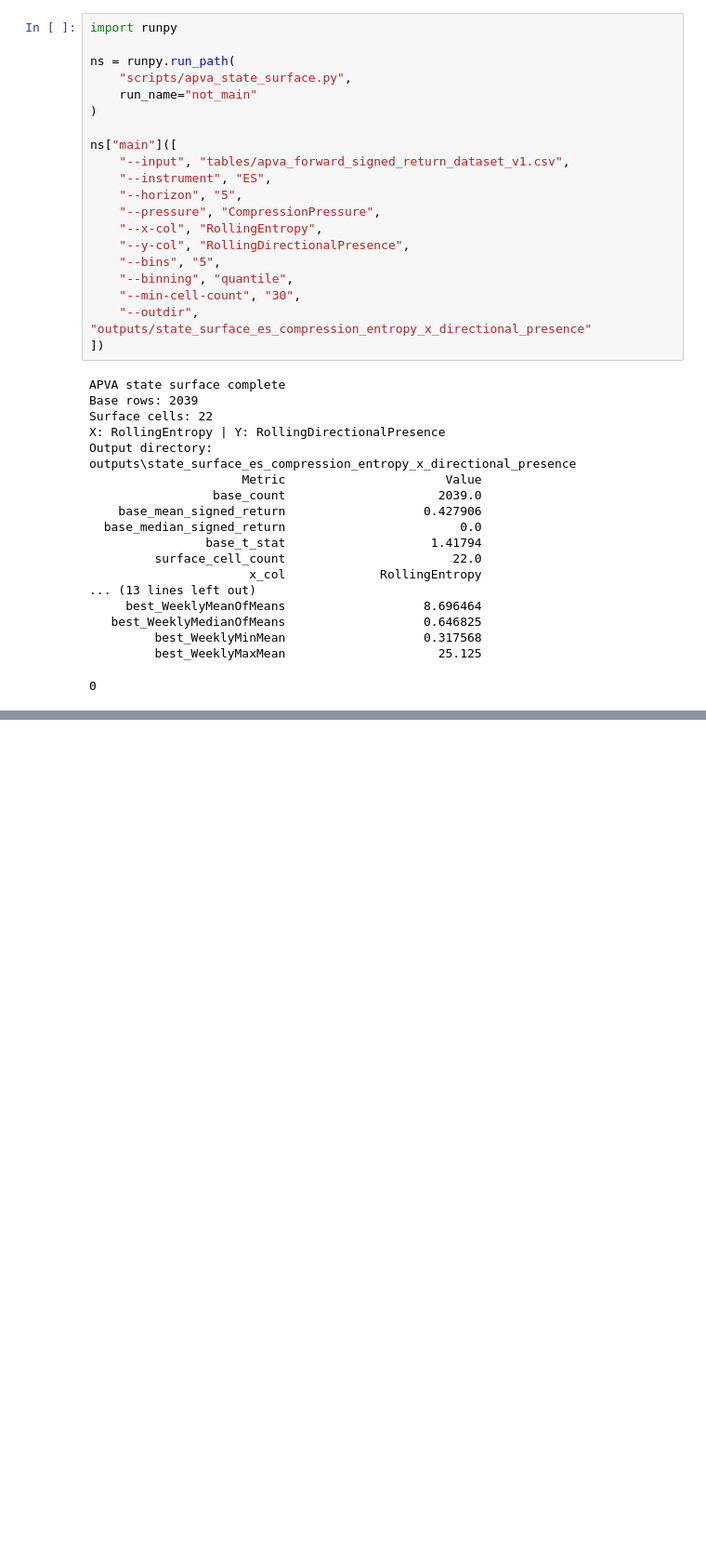
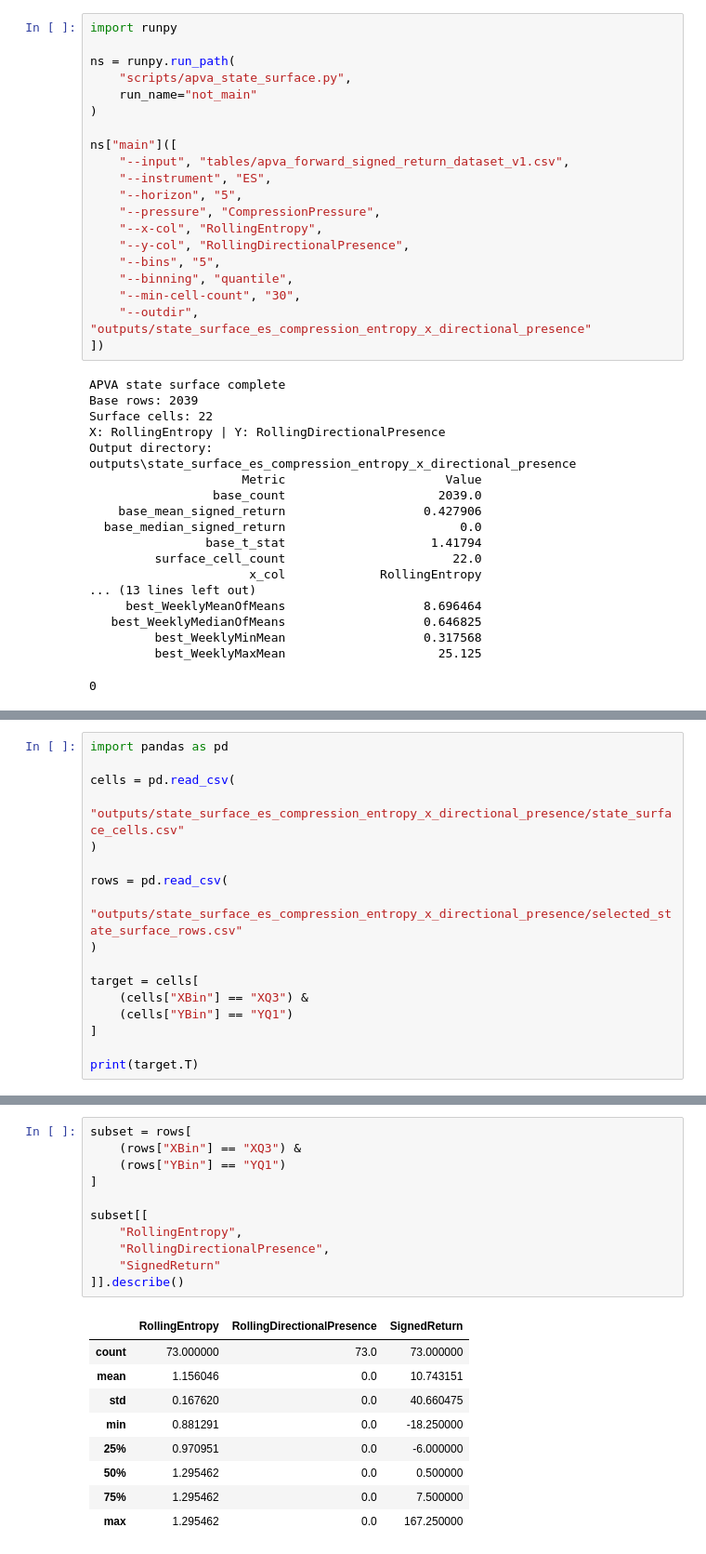
Before and after one commit to rzahraie/ApvaAnalysis, a Jupyter notebook: apva_phase01_exploration.ipynb, the cells around one changed output, grey strips where cells are left out. Shown at 93% size. Cells and saved outputs as stored; diff of their text form; blank space fills up the shorter version.

```diff
--- a/apva_phase01_exploration.ipynb
+++ b/apva_phase01_exploration.ipynb
@@ -13119,0 +13154,17 @@ Output directory: outputs\state_surface_es_compression_entropy_x_directional_pre
+# %%
+import pandas as pd
+
+cells = pd.read_csv(
+    "outputs/state_surface_es_compression_entropy_x_directional_presence/state_surface_cells.csv"
+)
+
+rows = pd.read_csv(
+    "outputs/state_surface_es_compression_entropy_x_directional_presence/selected_state_surface_rows.csv"
+)
+
+target = cells[
+    (cells["XBin"] == "XQ3") &
+    (cells["YBin"] == "YQ1")
+]
+
+print(target.T)
@@ -13119,0 +13189,21 @@ Output directory: outputs\state_surface_es_compression_entropy_x_directional_pre
+# %%
+subset = rows[
+    (rows["XBin"] == "XQ3") &
+    (rows["YBin"] == "YQ1")
+]
+
+subset[[
+    "RollingEntropy",
+    "RollingDirectionalPresence",
+    "SignedReturn"
+]].describe()
+# %% [output]
+|  | RollingEntropy | RollingDirectionalPresence | SignedReturn |
+| count | 73.000000 | 73.0 | 73.000000 |
+| mean | 1.156046 | 0.0 | 10.743151 |
+| std | 0.167620 | 0.0 | 40.660475 |
+| min | 0.881291 | 0.0 | -18.250000 |
+| 25% | 0.970951 | 0.0 | -6.000000 |
+| 50% | 1.295462 | 0.0 | 0.500000 |
+| 75% | 1.295462 | 0.0 | 7.500000 |
+| max | 1.295462 | 0.0 | 167.250000 |
```
Also changed, not shown: parts of 2 cells of this notebook, 5 other files.
